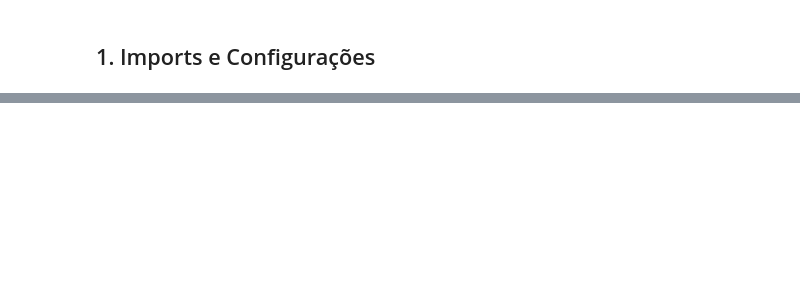
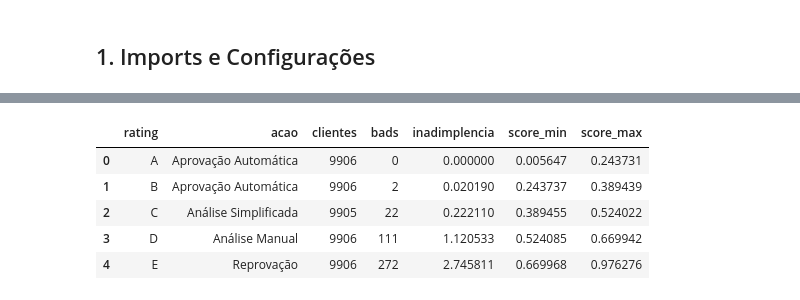
Before and after one commit to RenanScavazzini/case_datarisk, a Jupyter notebook: notebooks/07_credit_policy.ipynb, the cells around one changed output, grey strips where cells are left out. Cells and saved outputs as stored; diff of their text form; code cells hidden in the pictures; blank space fills up the shorter version.

```diff
--- a/notebooks/07_credit_policy.ipynb
+++ b/notebooks/07_credit_policy.ipynb
@@ -321,0 +175,8 @@ Os artefatos gerados serão utilizados no próximo notebook, dedicado ao treinam
+# %%
+train_scored["decil"] = pd.qcut(
+    train_scored[
+        "probabilidade_inadimplencia"
+    ],
+    q=10,
+    labels=False
+) + 1
@@ -321,0 +223,16 @@ Os artefatos gerados serão utilizados no próximo notebook, dedicado ao treinam
+# %%
+rating_bins, rating_labels = (
+    build_rating_policy(
+        train_scored
+    )
+)
+
+train_scored = (
+    apply_rating_policy(
+        train_scored,
+        rating_bins,
+        rating_labels
+    )
+)
+
+train_scored.head()
@@ -321,0 +257,18 @@ Os artefatos gerados serão utilizados no próximo notebook, dedicado ao treinam
+# %%
+rating_policy_train = (
+    policy_report(
+        train_scored,
+        TARGET
+    )
+)
+
+display(
+    rating_policy_train
+)
+# %% [output]
+|  | rating | acao | clientes | bads | inadimplencia | score_min | score_max |
+| 0 | A | Aprovação Automática | 9906 | 0 | 0.000000 | 0.005647 | 0.243731 |
+| 1 | B | Aprovação Automática | 9906 | 2 | 0.020190 | 0.243737 | 0.389439 |
+| 2 | C | Análise Simplificada | 9905 | 22 | 0.222110 | 0.389455 | 0.524022 |
+| 3 | D | Análise Manual | 9906 | 111 | 1.120533 | 0.524085 | 0.669942 |
+| 4 | E | Reprovação | 9906 | 272 | 2.745811 | 0.669968 | 0.976276 |
```
Also changed, not shown: parts of 52 cells of this notebook, 13 other files.
